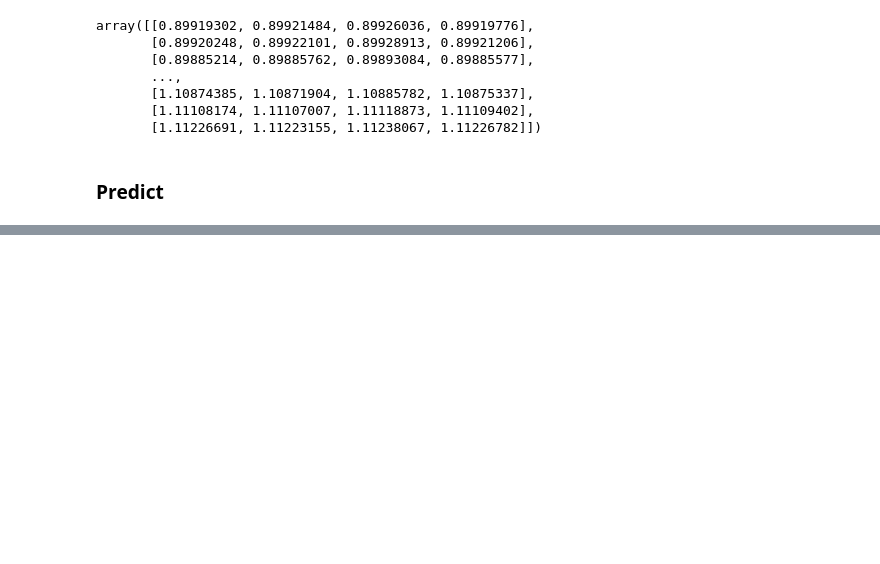
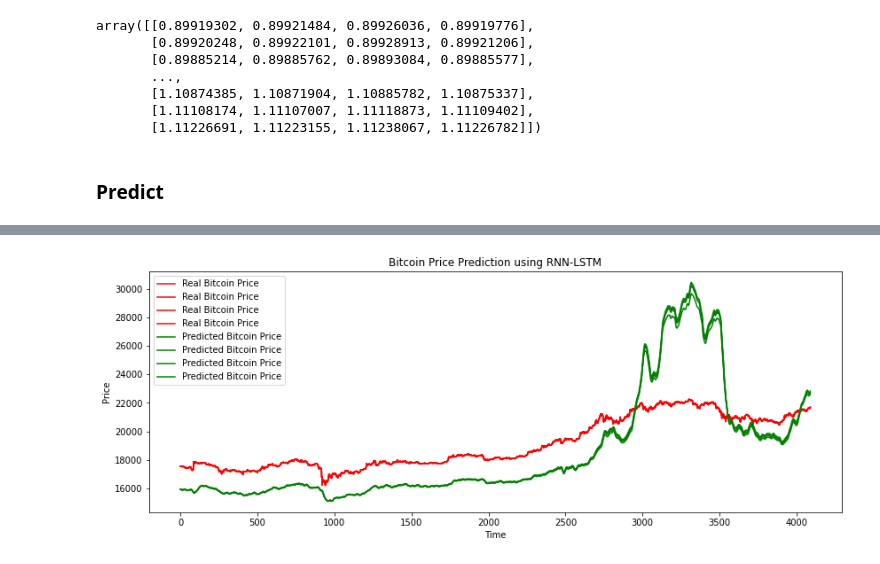
Before and after one commit to timjab92/cryptotrading-indicator, a Jupyter notebook: notebooks/LSTM_Model-Jhordy.ipynb, the cells around one changed output, grey strips where cells are left out. Cells and saved outputs as stored; diff of their text form; code cells hidden in the pictures; blank space fills up the shorter version.

Commit message:
Model v2

```diff
--- a/notebooks/LSTM_Model-Jhordy.ipynb
+++ b/notebooks/LSTM_Model-Jhordy.ipynb
@@ -330,6 +330,6 @@ model.compile(optimizer = 'adam', loss = 'mean_squared_error', metrics="mae")
 # %% [markdown]
 ### Fit Model
 # %%
-history= model.fit(X_train, Y_train, epochs = 20, batch_size =50, validation_split=0.1)
+history= model.fit(X_train, y_train, epochs = 20, batch_size =50, validation_split=0.1)
 #model.fit(X_train,y_train,epochs=10, batch_size=64, validation_split=0.3)
 # %% [output]
@@ -404,4 +402,4 @@ array([[0.89919302, 0.89921484, 0.89926036, 0.89919776],
 # %%
-y_pred = regressor.predict(X_test)
-Y_pred, Y_test
+y_pred = model.predict(X_test)
+y_pred, y_test
 #predictions = model.predict(X_test)
@@ -448,2 +444,2 @@ array([[ 8330.40797327,  8335.86954951,  8326.41193756,  8330.53907185],
 # %%
-scale = 1/5.18164146e-05 #resiar esto
+scale = 1/minmax_scaler.scale_[0] #resivar esto
@@ -464,0 +446,3 @@ plt.show()
+# %%
+y_test = y_test*scale
+y_pred = y_pred*scale
@@ -464,0 +469,11 @@ plt.show()
+# %%
+plt.figure(figsize=(14,5))
+plt.plot(y_test, color = 'red', label = 'Real Bitcoin Price')
+plt.plot(y_pred, color = 'green', label = 'Predicted Bitcoin Price')
+plt.title('Bitcoin Price Prediction using RNN-LSTM')
+plt.xlabel('Time')
+plt.ylabel('Price')
+plt.legend()
+plt.show()
+# %% [output]
+[figure, added]
```
Also changed, not shown: parts of 39 cells of this notebook.
